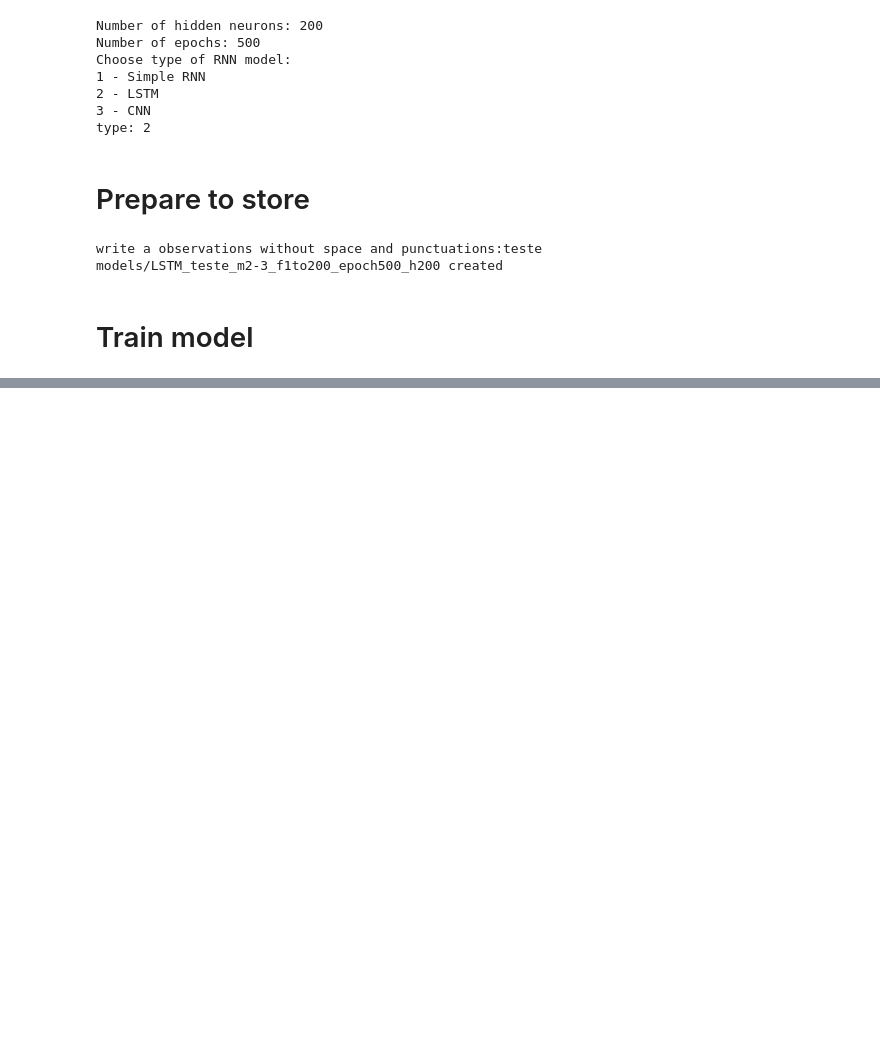
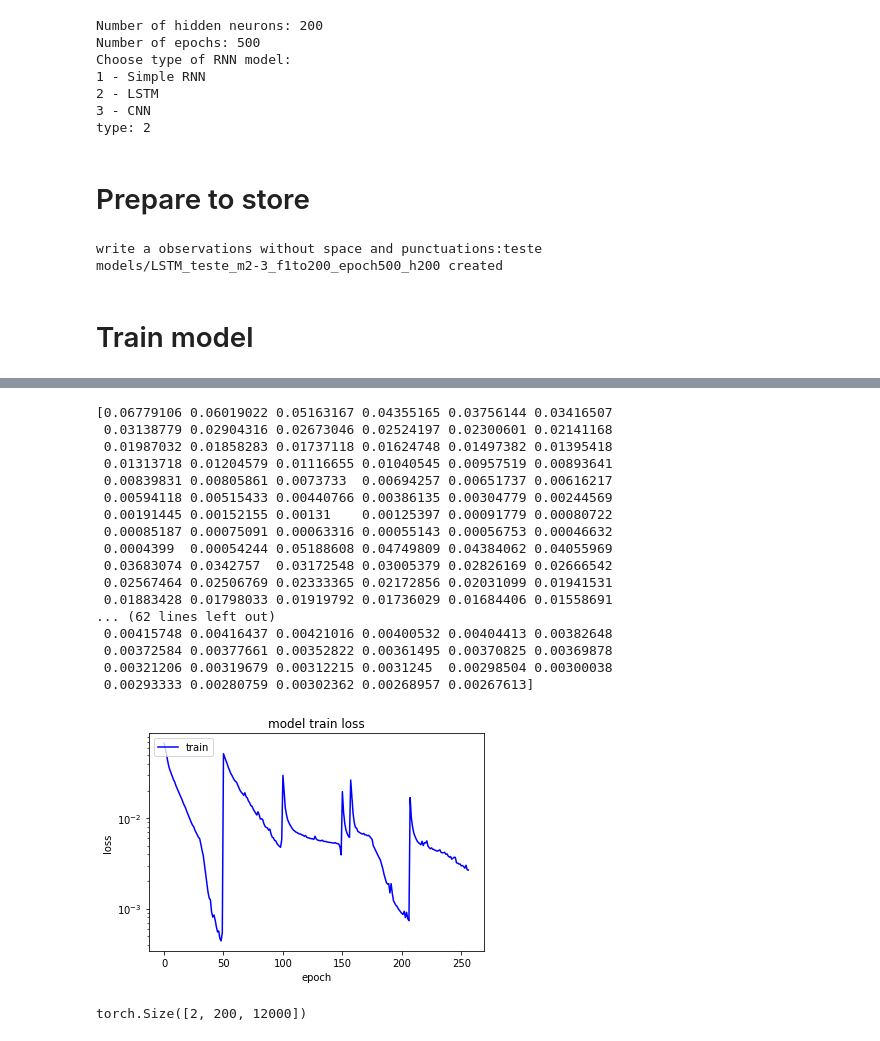
Before and after one commit to Alec-ryo/rnn_enduro, a Jupyter notebook: 2-pytorch_train/implementacao_kfold.ipynb, the cells around one changed output, grey strips where cells are left out. Drawn from its saved outputs; the diff is of its cells as text; code cells hidden in the pictures; blank space fills up the shorter version.

```diff
--- a/2-pytorch_train/implementacao_kfold.ipynb
+++ b/2-pytorch_train/implementacao_kfold.ipynb
@@ -477,3 +477,43 @@ model not saved
+# %%
+import matplotlib.pyplot as plt
+
+for fold in range(len(data.data)):
+    # summarize history for loss
+
+    train_loss_arr = np.load(model_path + '/' + f"train_loss_arr_{fold}.npz")
+    train_loss_arr = train_loss_arr.f.arr_0
+
+    plt.clf()
+    plt.plot(train_loss_arr, color='blue')
+    plt.title('model train loss')
+    plt.ylabel('loss')
+    plt.xlabel('epoch')
+    plt.legend(['train'], loc='upper left')
+    plt.yscale('log')
+    plt.savefig(model_path + '/' + f'train_loss_{fold}.png')
+# %% [output]
+[0.06779106 0.06019022 0.05163167 0.04355165 0.03756144 0.03416507
+ 0.03138779 0.02904316 0.02673046 0.02524197 0.02300601 0.02141168
+ 0.01987032 0.01858283 0.01737118 0.01624748 0.01497382 0.01395418
+ 0.01313718 0.01204579 0.01116655 0.01040545 0.00957519 0.00893641
+ 0.00839831 0.00805861 0.0073733  0.00694257 0.00651737 0.00616217
+ 0.00594118 0.00515433 0.00440766 0.00386135 0.00304779 0.00244569
+ 0.00191445 0.00152155 0.00131    0.00125397 0.00091779 0.00080722
+ 0.00085187 0.00075091 0.00063316 0.00055143 0.00056753 0.00046632
+ 0.0004399  0.00054244 0.05188608 0.04749809 0.04384062 0.04055969
+ 0.03683074 0.0342757  0.03172548 0.03005379 0.02826169 0.02666542
+ 0.02567464 0.02506769 0.02333365 0.02172856 0.02031099 0.01941531
+ 0.01883428 0.01798033 0.01919792 0.01736029 0.01684406 0.01558691
+... (62 lines left out)
+ 0.00415748 0.00416437 0.00421016 0.00400532 0.00404413 0.00382648
+ 0.00372584 0.00377661 0.00352822 0.00361495 0.00370825 0.00369878
+ 0.00321206 0.00319679 0.00312215 0.0031245  0.00298504 0.00300038
+ 0.00293333 0.00280759 0.00302362 0.00268957 0.00267613]
+[figure, added]
+# %%
+data.data.shape
+# %% [output]
+torch.Size([2, 200, 12000])
 # %%
 """start_time_processing = time.time()
 
```
Also changed, not shown: parts of 1 cell of this notebook.
